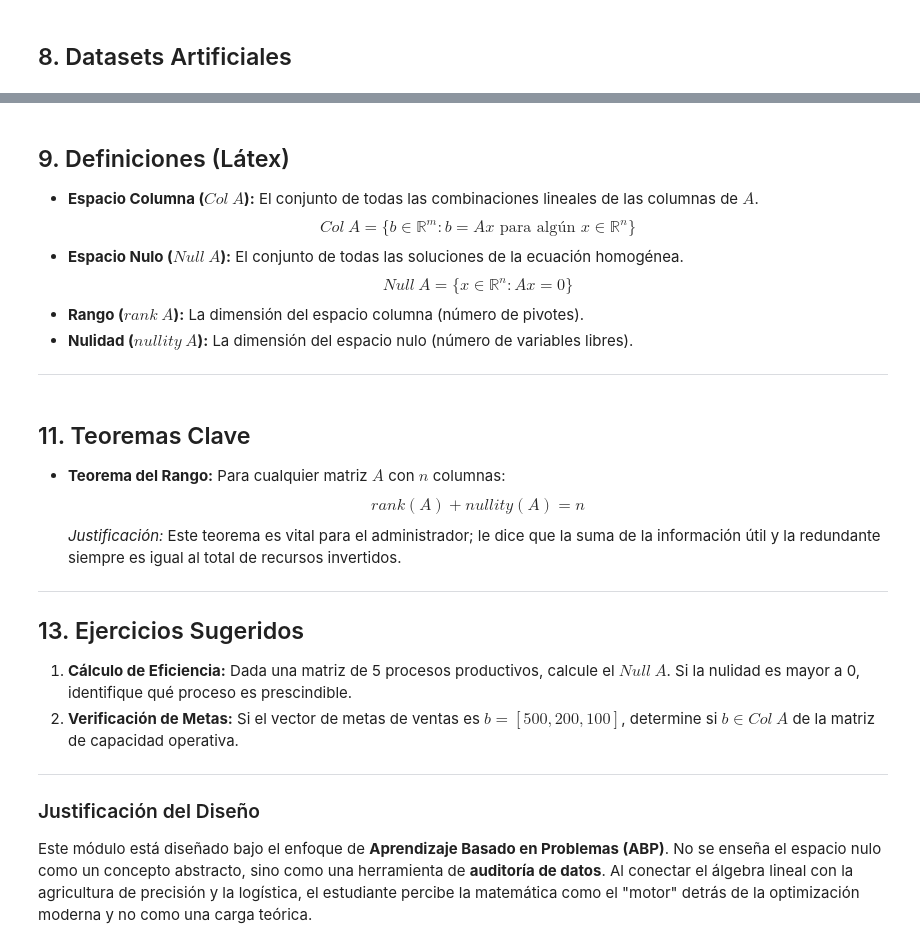
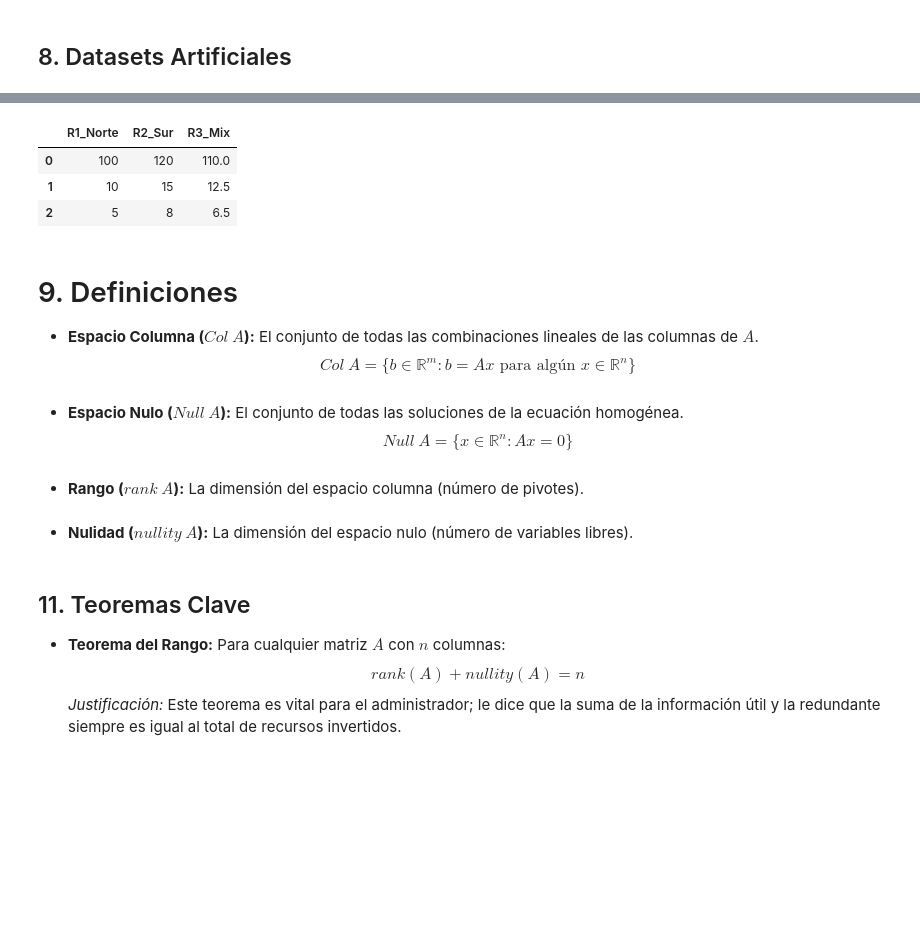
Before and after one commit to marco-canas/linear_algebra, a Jupyter notebook: 3_clases_segun_clara_mejia_laverde/1_cap/6_modulo/06_subespacios_matriz.ipynb, the cells around one changed output, grey strips where cells are left out. Drawn from its saved outputs; the diff is of its cells as text; code cells hidden in the pictures; blank space fills up the shorter version.

```diff
--- a/3_clases_segun_clara_mejia_laverde/1_cap/6_modulo/06_subespacios_matriz.ipynb
+++ b/3_clases_segun_clara_mejia_laverde/1_cap/6_modulo/06_subespacios_matriz.ipynb
@@ -2774,28 +2904,33 @@ df_logistica = pd.DataFrame(data_rutas)
+# %%
+
+# Dataset B: Rutas Logísticas (Ruta 3 es 0.5*R1 + 0.5*R2)
+data_rutas = {
+    'R1_Norte': [100, 10, 5],
+    'R2_Sur': [120, 15, 8],
+    'R3_Mix': [110, 12.5, 6.5]
+}
+df_logistica = pd.DataFrame(data_rutas)
+df_logistica
+# %% [output]
+|  | R1_Norte | R2_Sur | R3_Mix |
+| 0 | 100 | 120 | 110.0 |
+| 1 | 10 | 15 | 12.5 |
+| 2 | 5 | 8 | 6.5 |
 # %% [markdown]
-## 9. Definiciones (Látex)
+# 9. Definiciones
 
 * **Espacio Columna ($Col \ A$):** El conjunto de todas las combinaciones lineales de las columnas de $A$.
     $$Col \ A = \{ b \in \mathbb{R}^m : b = Ax \text{ para algún } x \in \mathbb{R}^n \}$$
-* **Espacio Nulo ($Null \ A$):** El conjunto de todas las soluciones de la ecuación homogénea.
-    $$Null \ A = \{ x \in \mathbb{R}^n : Ax = 0 \}$$
-* **Rango ($rank \ A$):** La dimensión del espacio columna (número de pivotes).
-* **Nulidad ($nullity \ A$):** La dimensión del espacio nulo (número de variables libres).
-
----
+# %% [markdown]
+* **Espacio Nulo ($Null \ A$):** El conjunto de todas las soluciones de la ecuación homogénea.
+    $$Null \ A = \{ x \in \mathbb{R}^n : Ax = 0 \}$$
+# %% [markdown]
+* **Rango ($rank \ A$):** La dimensión del espacio columna (número de pivotes).
+# %% [markdown]
+* **Nulidad ($nullity \ A$):** La dimensión del espacio nulo (número de variables libres).
 # %% [markdown]
 
 ## 11. Teoremas Clave
 * **Teorema del Rango:** Para cualquier matriz $A$ con $n$ columnas:
     $$rank(A) + nullity(A) = n$$
     *Justificación:* Este teorema es vital para el administrador; le dice que la suma de la información útil y la redundante siempre es igual al total de recursos invertidos.
-
----
-
-## 13. Ejercicios Sugeridos
-1.  **Cálculo de Eficiencia:** Dada una matriz de 5 procesos productivos, calcule el $Null \ A$. Si la nulidad es mayor a 0, identifique qué proceso es prescindible.
-2.  **Verificación de Metas:** Si el vector de metas de ventas es $b = [500, 200, 100]$, determine si $b \in Col \ A$ de la matriz de capacidad operativa.
-
----
-
-### Justificación del Diseño
-Este módulo está diseñado bajo el enfoque de **Aprendizaje Basado en Problemas (ABP)**. No se enseña el espacio nulo como un concepto abstracto, sino como una herramienta de **auditoría de datos**. Al conectar el álgebra lineal con la agricultura de precisión y la logística, el estudiante percibe la matemática como el "motor" detrás de la optimización moderna y no como una carga teórica.
```
Also changed, not shown: parts of 30 cells of this notebook, 7 other files.
